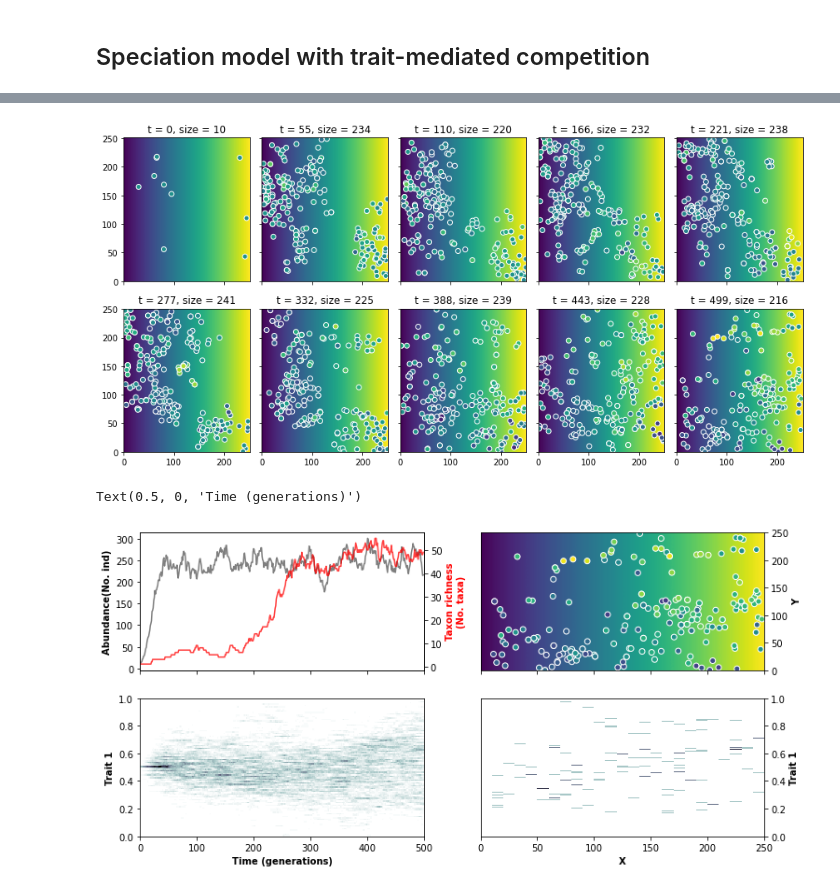
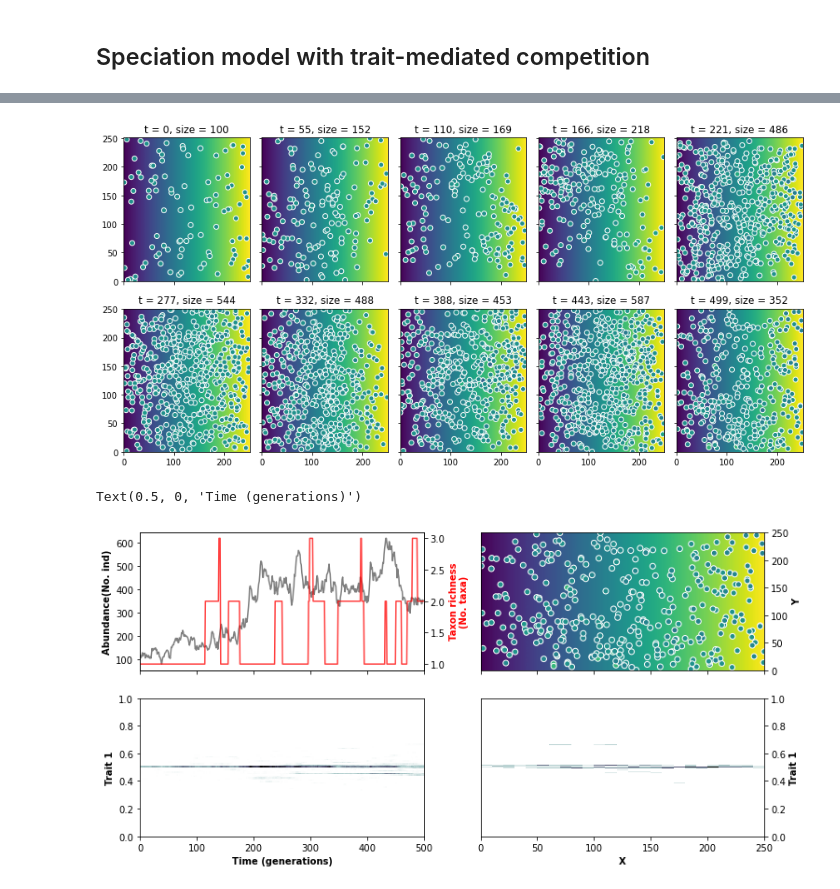
Before and after one commit to fastscape-lem/adascape, a Jupyter notebook: notebooks/basic_speciation_example.ipynb, the cells around one changed output, grey strips where cells are left out. Saved outputs shown, nothing was run; the diff lists cells and outputs as text; code cells hidden in the pictures.

```diff
--- a/notebooks/basic_speciation_example.ipynb
+++ b/notebooks/basic_speciation_example.ipynb
@@ -121,8 +95,8 @@ Wall time: 7.61 s
 # %%
-fig1, axes1 = plt.subplots(nrows=2, ncols=5, sharex='col', sharey='row',figsize=(12, 6))
-for ax, print_step in zip(axes1.ravel(), np.linspace(0,df1.step.unique().size-1,10).astype(int)):
-    pop = df1.groupby('step').get_group(print_step)
-    ax.pcolormesh(environment)
-    ax.scatter(pop.x, pop.y, c=pop.trait_0, edgecolor='w',vmin=0, vmax=1)
-    ax.set_title(f't = {print_step}, size = {len(pop)}')
-fig1.tight_layout()
+# fig1, axes1 = plt.subplots(nrows=2, ncols=5, sharex='col', sharey='row',figsize=(12, 6))
+# for ax, print_step in zip(axes1.ravel(), np.linspace(0,df1.step.unique().size-1,10).astype(int)):
+#     pop = df1.groupby('step').get_group(print_step)
+#     ax.pcolormesh(environment)
+#     ax.scatter(pop.x, pop.y, c=pop.trait_0, edgecolor='w',vmin=0, vmax=1)
+#     ax.set_title(f't = {print_step}, size = {len(pop)}')
+# fig1.tight_layout()
@@ -231,13 +196,13 @@ Wall time: 30 s
 # %%
 fig3, axes3 = plt.subplots(nrows=2, ncols=5, sharex='col', sharey='row',figsize=(12, 6))
-for ax, print_step in zip(axes3.ravel(), np.linspace(0,df1.step.unique().size-1,10).astype(int)):
+for ax, print_step in zip(axes3.ravel(), np.linspace(0,df2.step.unique().size-1,10).astype(int)):
     pop = df2.groupby('step').get_group(print_step)
     ax.pcolormesh(environment)
     ax.scatter(pop.x, pop.y, c=pop.trait_0, edgecolor='w',vmin=0, vmax=1)
     ax.set_title(f't = {print_step}, size = {len(pop)}')
 fig3.tight_layout()
 # %% [output]
-[figure, old version]
+[figure, new version]
 # %%
 fig4, axs4 = plt.subplots(2, 2, sharex="col", figsize=(12, 6))
 axs4[0,0].plot(df2.groupby('step').size(), c='black', alpha=0.5)
@@ -254,8 +219,8 @@ h,xedge,yedge,_=axs4[1,1].hist2d(x=df2['x'].loc[df2['step']==max(df2['step'])],
                                  range=((0, x.max()), (0, 1)),
                                  bins=(25, 250), cmap='bone_r')
 h,xedge,yedge,_=axs4[1,0].hist2d(x=df2['step'], y=df2['trait_0'],
-                                 range=((0, df1.step.unique().size), (0, 1)),
-                                 bins=(df1.step.unique().size, 100), cmap='bone_r')
+                                 range=((0, df2.step.unique().size), (0, 1)),
+                                 bins=(df2.step.unique().size, 100), cmap='bone_r')
 axs4[0, 1].yaxis.set_label_position("right")
 axs4[0, 1].yaxis.tick_right()
 axs4[1, 1].yaxis.set_label_position("right")
@@ -269,4 +234,4 @@ axs4[1, 1].set_xlabel('X', weight='bold')
 axs4[1, 0].set_xlabel('Time (generations)', weight='bold')
 # %% [output]
 Text(0.5, 0, 'Time (generations)')
-[figure, old version]
+[figure, new version]
```
Also changed, not shown: parts of 7 cells of this notebook, 1 other file.
